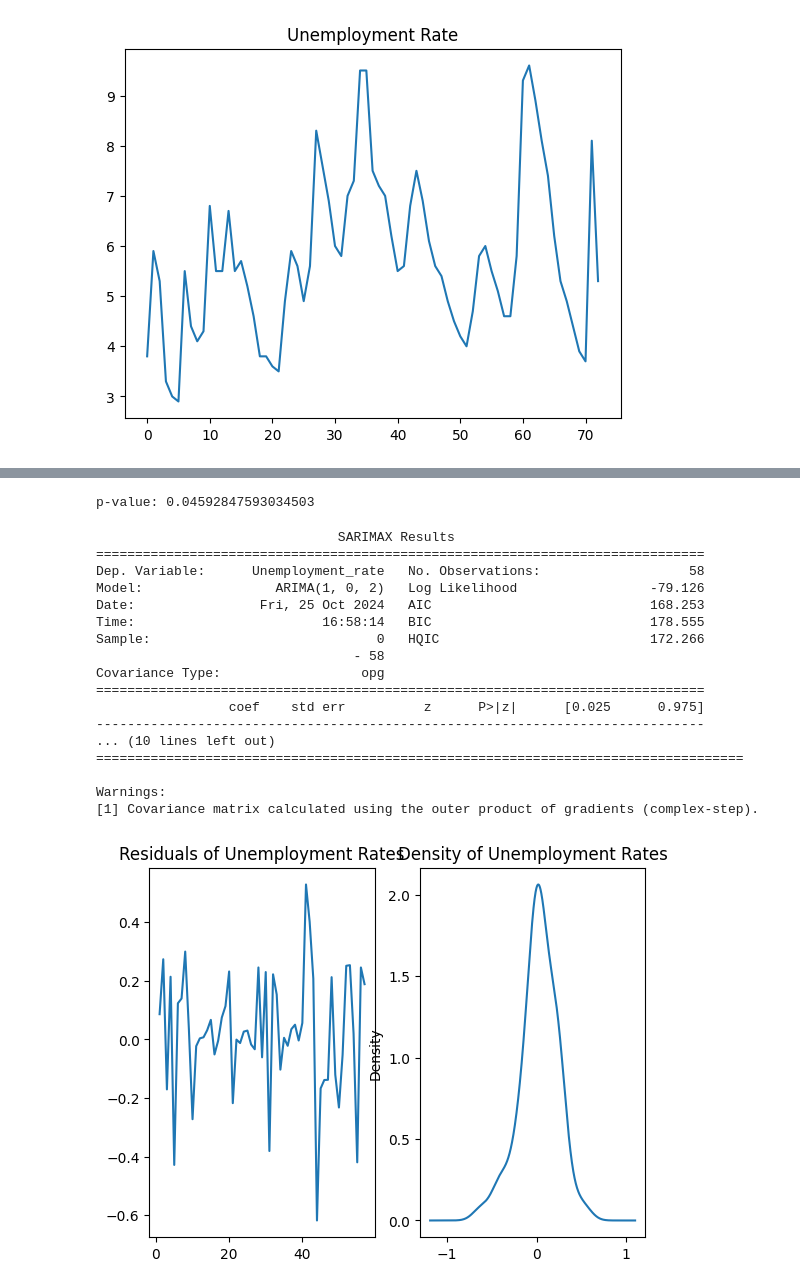
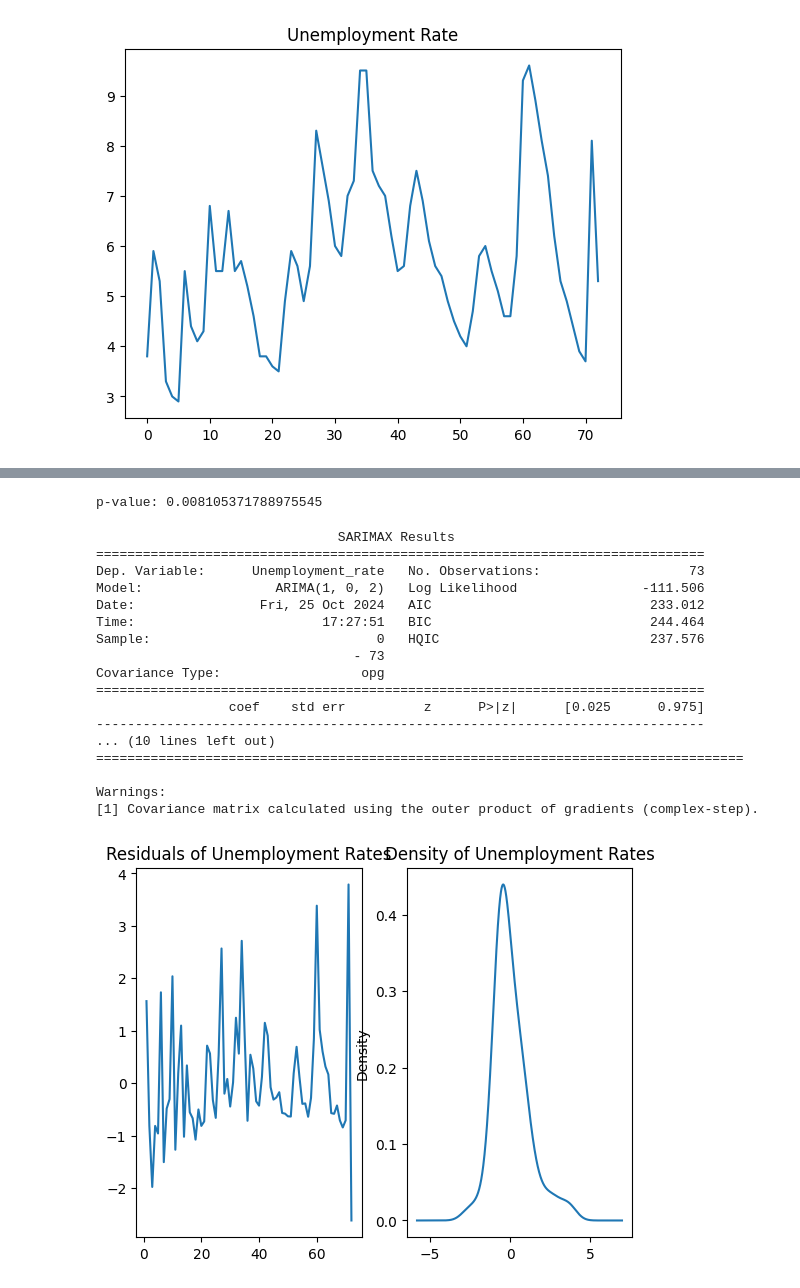
Before and after one commit to nocturneC/DS4002-Project2, a Jupyter notebook: SCRIPTS/analysis2.ipynb, the cells around one changed output, grey strips where cells are left out. Cells and saved outputs as stored; diff of their text form; code cells hidden in the pictures.

```diff
--- a/SCRIPTS/analysis2.ipynb
+++ b/SCRIPTS/analysis2.ipynb
@@ -208,24 +208,24 @@ pacf_original = plot_pacf(df_train, title=" Partial Autocorrelation Plot of Unem
 # %%
 
 from statsmodels.tsa.stattools import adfuller
-adf_test = adfuller(df_train)
+adf_test = adfuller(df3)
 print(f'p-value: {adf_test[1]}')
 # %% [output]
-p-value: 0.04592847593034503
+p-value: 0.008105371788975545
 # %%
 from statsmodels.tsa.arima.model import ARIMA
-model3 = ARIMA(df_train, order=(1,0,2))
+model3 = ARIMA(df3, order=(1,0,2))
 model3_fit = model3.fit()
 print(model3_fit.summary())
 # %% [output]
                                SARIMAX Results
 ==============================================================================
-Dep. Variable:      Unemployment_rate   No. Observations:                   58
-Model:                 ARIMA(1, 0, 2)   Log Likelihood                 -79.126
-Date:                Fri, 25 Oct 2024   AIC                            168.253
-Time:                        16:58:14   BIC                            178.555
-Sample:                             0   HQIC                           172.266
-                                 - 58
+Dep. Variable:      Unemployment_rate   No. Observations:                   73
+Model:                 ARIMA(1, 0, 2)   Log Likelihood                -111.506
+Date:                Fri, 25 Oct 2024   AIC                            233.012
+Time:                        17:27:51   BIC                            244.464
+Sample:                             0   HQIC                           237.576
+                                 - 73
 Covariance Type:                  opg
 ==============================================================================
                  coef    std err          z      P>|z|      [0.025      0.975]
@@ -238,13 +238,13 @@ Warnings:
 # %%
 # residuals
 import matplotlib.pyplot as plt
-residuals3 = model_fit.resid[1:]
+residuals3 = model3_fit.resid[1:]
 fig, ax = plt.subplots(1,2)
 residuals3.plot(title="Residuals of Unemployment Rates", ax=ax[0])
 residuals3.plot(title="Density of Unemployment Rates", kind="kde", ax=ax[1])
 plt.show()
 # %% [output]
-[figure, old version]
+[figure, new version]
 # %%
 # acf and pacf of residuals
 acf_residual = plot_acf(residuals3, title="Autocorrelation Plot of Unemployment Rate Residuals")
```
Also changed, not shown: parts of 23 cells of this notebook.
